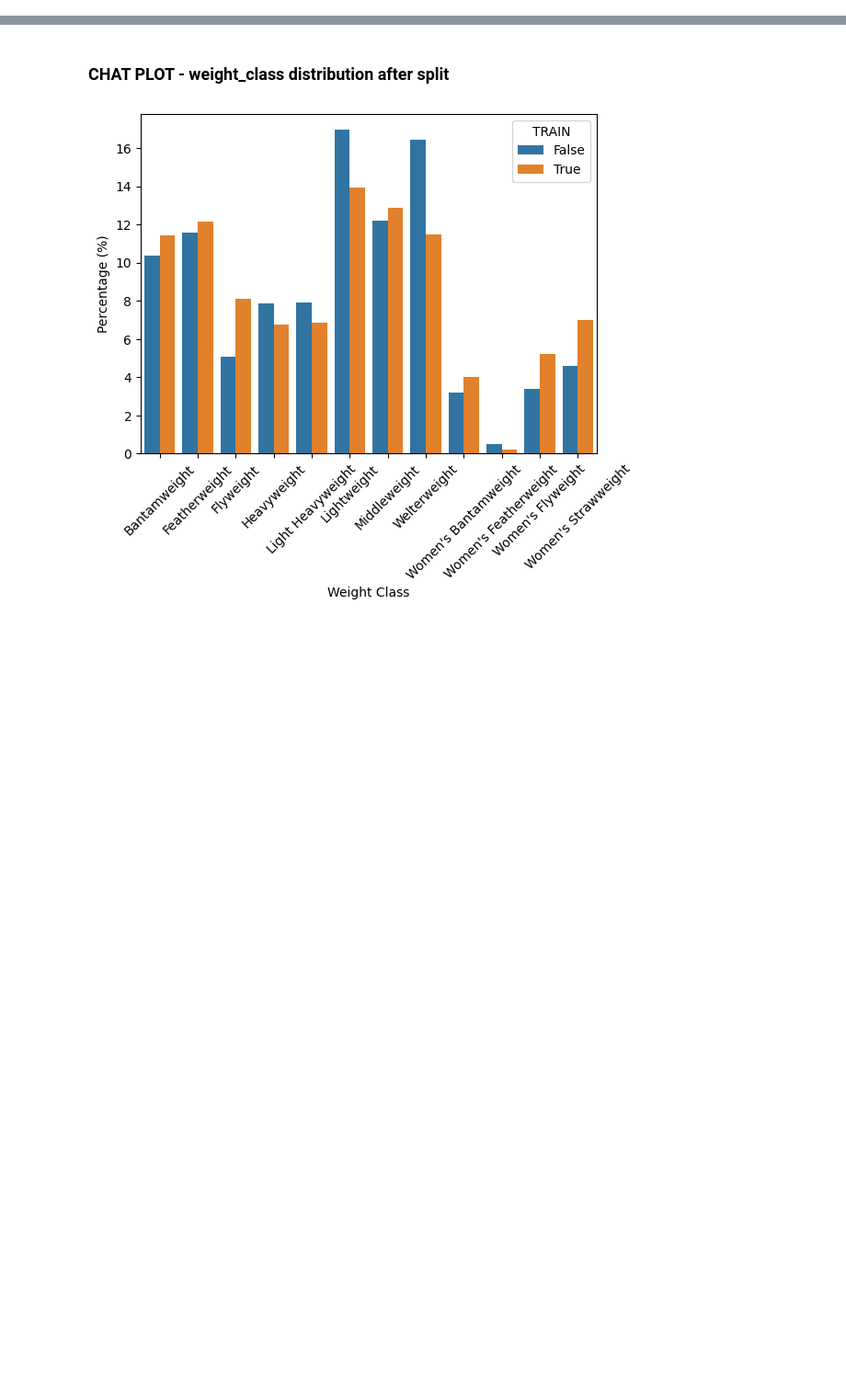
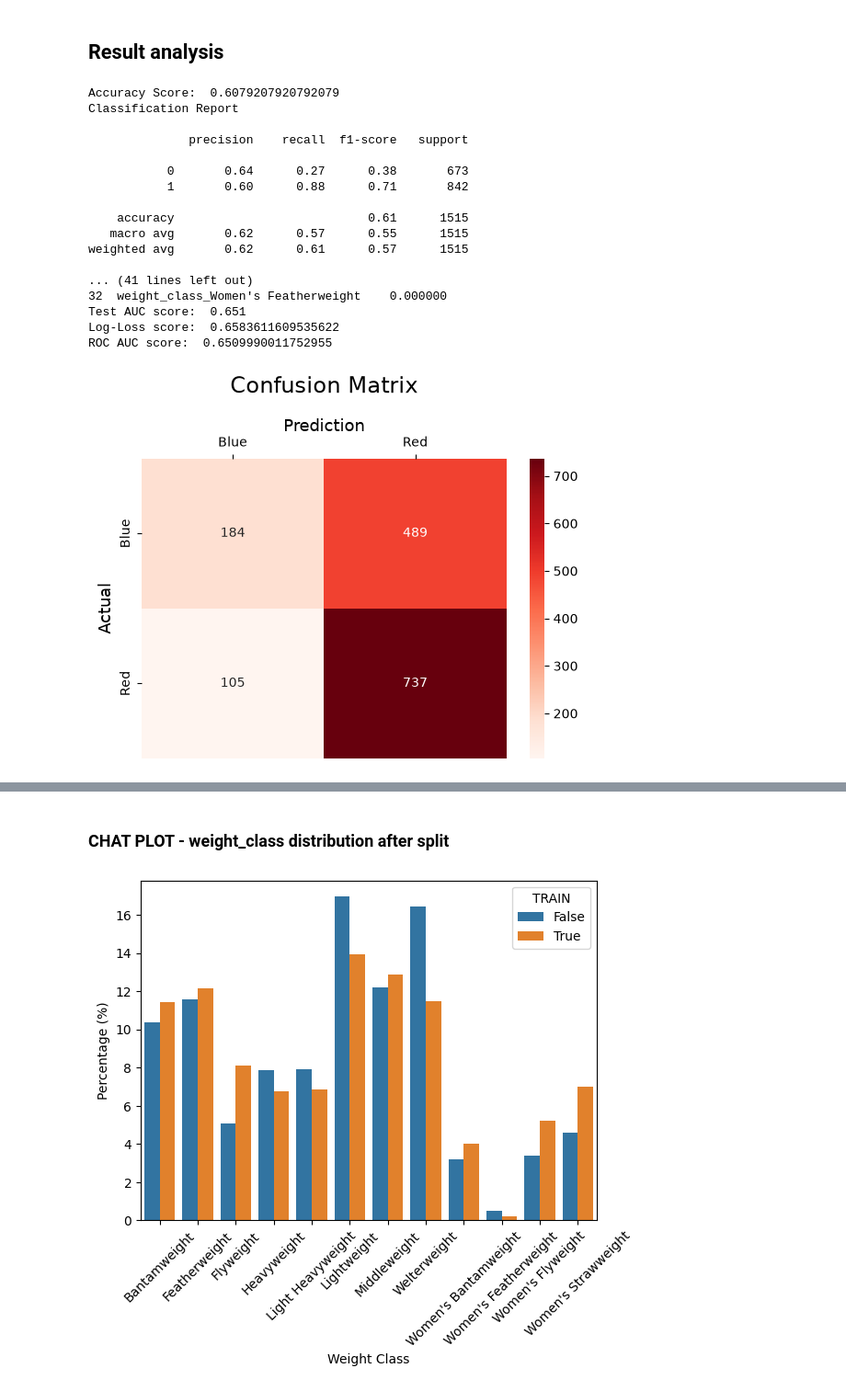
Before and after one commit to kormakursnorra/MachineLearningRepo, a Jupyter notebook: Project1/src/test_notebook.ipynb, the cells around one changed output, grey strips where cells are left out. Shown at 92% size. Cells and saved outputs as stored; diff of their text form; code cells hidden in the pictures; blank space fills up the shorter version.

```diff
--- a/Project1/src/test_notebook.ipynb
+++ b/Project1/src/test_notebook.ipynb
@@ -223,0 +183,60 @@ Shrink model to first 53 iterations.
+# %% [markdown]
+## Result analysis
+# %%
+from sklearn.metrics import (accuracy_score, classification_report, confusion_matrix, log_loss, roc_auc_score)
+
+print("Accuracy Score: ", accuracy_score(y_test_df, preds))
+
+print("Classification Report \n")
+print(classification_report(y_test_df, preds))
+
+encoded_features = randforrest.named_steps["pre"].named_transformers_["cat"]
+encoded_names = list(encoded_features.get_feature_names_out(cat_features))
+features_names = num_features + encoded_names
+
+importances = (randforrest.named_steps["clf"].feature_importances_) * 100
+feature_imp_df = pd.DataFrame({"Feature" : features_names, "Importance" : importances}).sort_values("Importance", ascending=False)
+
+print(feature_imp_df)
+
+test_auc = round(roc_auc_score(y_test, proba), 3)
+print("Test AUC score: ", test_auc)
+print("Log-Loss score: ", log_loss(y_test, proba))
+print("ROC AUC score: ", roc_auc_score((y_test == True), proba))
+
+conf_matrix = confusion_matrix(y_test, preds, labels=[False, True])
+
+sns.heatmap(conf_matrix,
+            annot=True,
+            fmt="d",
+            cmap="Reds",
+            xticklabels=["Blue","Red"],
+            yticklabels=["Blue","Red"])
+
+plt.ylabel("Actual", fontsize=13)
+plt.title("Confusion Matrix", fontsize=17, pad=20)
+plt.gca().xaxis.set_label_position("top")
+plt.xlabel("Prediction", fontsize=13)
+plt.gca().xaxis.tick_top()
+
+plt.gca().figure.subplots_adjust(bottom=0.2)
+plt.show()
+# %% [output]
+Accuracy Score:  0.6079207920792079
+Classification Report
+
+              precision    recall  f1-score   support
+
+           0       0.64      0.27      0.38       673
+           1       0.60      0.88      0.71       842
+
+    accuracy                           0.61      1515
+   macro avg       0.62      0.57      0.55      1515
+weighted avg       0.62      0.61      0.57      1515
+
+... (41 lines left out)
+32  weight_class_Women's Featherweight    0.000000
+Test AUC score:  0.651
+Log-Loss score:  0.6583611609535622
+ROC AUC score:  0.6509990011752955
+[figure, added]
```
Also changed, not shown: parts of 7 cells of this notebook.
